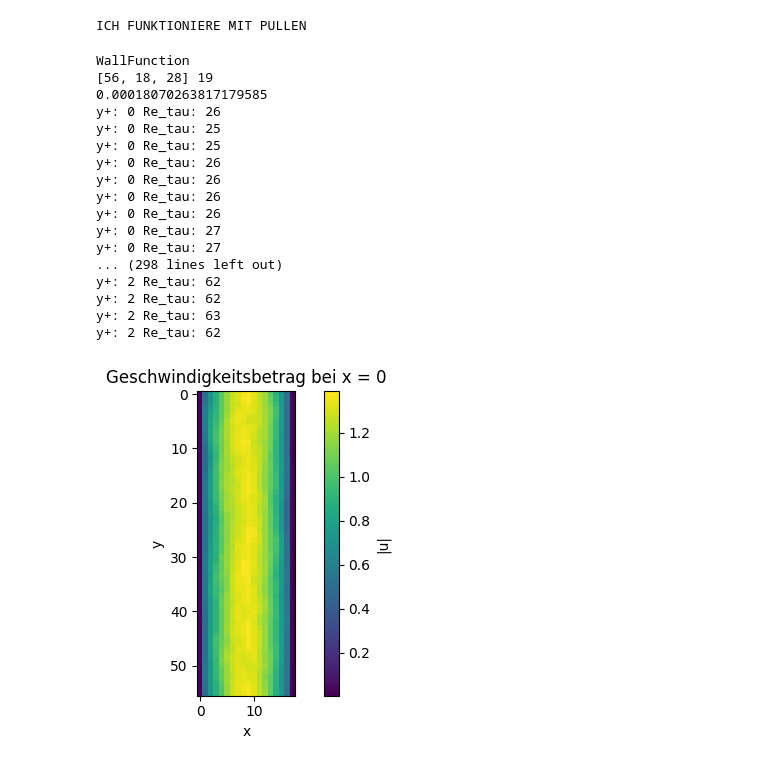
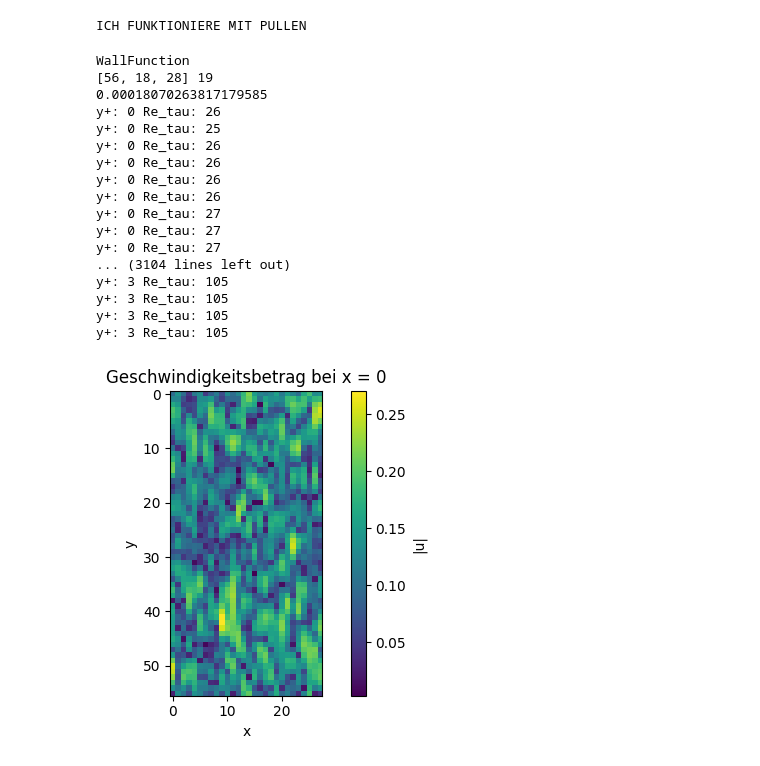
Before and after one commit to Bpicar3s/lettuce, a Jupyter notebook: examples/advanced_flows/ChannelFlowSimulation3D.ipynb, the cells around one changed output. Drawn from its saved outputs; the diff is of its cells as text; code cells hidden in the pictures.

```diff
--- a/examples/advanced_flows/ChannelFlowSimulation3D.ipynb
+++ b/examples/advanced_flows/ChannelFlowSimulation3D.ipynb
@@ -19,7 +19,7 @@ parser.add_argument("--vtkdir", type=str, default="./output/")
 parser.add_argument("--csvdir", type=str, default="./output/")
 parser.add_argument("--nout", type=int, default=100)
 parser.add_argument("--nvtk", type=int, default=100)
-parser.add_argument("--tmax", type=int, default=1)
+parser.add_argument("--tmax", type=int, default=10)
 parser.add_argument("--Re", type=int, default=180)
 parser.add_argument("--collision_operator", type=str, default="BGK")
 parser.add_argument("--Precision", type=str, default="Double ")
@@ -140,7 +140,6 @@ WallFunction
 [56, 18, 28] 19
 0.00018070263817179585
 y+: 0 Re_tau: 26
-y+: 0 Re_tau: 25
 y+: 0 Re_tau: 25
 y+: 0 Re_tau: 26
 y+: 0 Re_tau: 26
@@ -148,31 +147,32 @@ y+: 0 Re_tau: 26
 y+: 0 Re_tau: 26
 y+: 0 Re_tau: 27
 y+: 0 Re_tau: 27
-... (298 lines left out)
-y+: 2 Re_tau: 62
-y+: 2 Re_tau: 62
-y+: 2 Re_tau: 63
-y+: 2 Re_tau: 62
+y+: 0 Re_tau: 27
+... (3104 lines left out)
+y+: 3 Re_tau: 105
+y+: 3 Re_tau: 105
+y+: 3 Re_tau: 105
+y+: 3 Re_tau: 105
 # %%
 import matplotlib.pyplot as plt
 # 💡 Schritt 1: u holen und Betrag berechnen
 u = flow.units.convert_velocity_to_pu(flow.u())  # [3, Nx, Ny, Nz]
-u_mag = torch.sqrt(u[0]**2 + u[1]**2 + u[2]**2)  # [Nx, Ny, Nz]
+u_mag = torch.sqrt(abs(u[0]))  # [Nx, Ny, Nz]
 
 # 💡 Schritt 2: Slice bei x = 0 extrahieren
-slice_2d = u_mag[:, :, 0]  # [Ny, Nz]
+slice_2d = u_mag[:, 0, :]  # [Ny, Nz]
 
 # 💡 Schritt 3: Plotten
 plt.figure(figsize=(6, 4))
 plt.imshow(slice_2d.cpu().numpy())
 plt.colorbar(label='|u|')
 plt.title('Geschwindigkeitsbetrag bei x = 0')
 plt.xlabel('x')
 plt.ylabel('y')
 plt.tight_layout()
 plt.show()
 # %% [output]
-[figure, old version]
+[figure, new version]
 # %%
 
 
```
Also changed, not shown: parts of 2 cells of this notebook, 1 other file.
